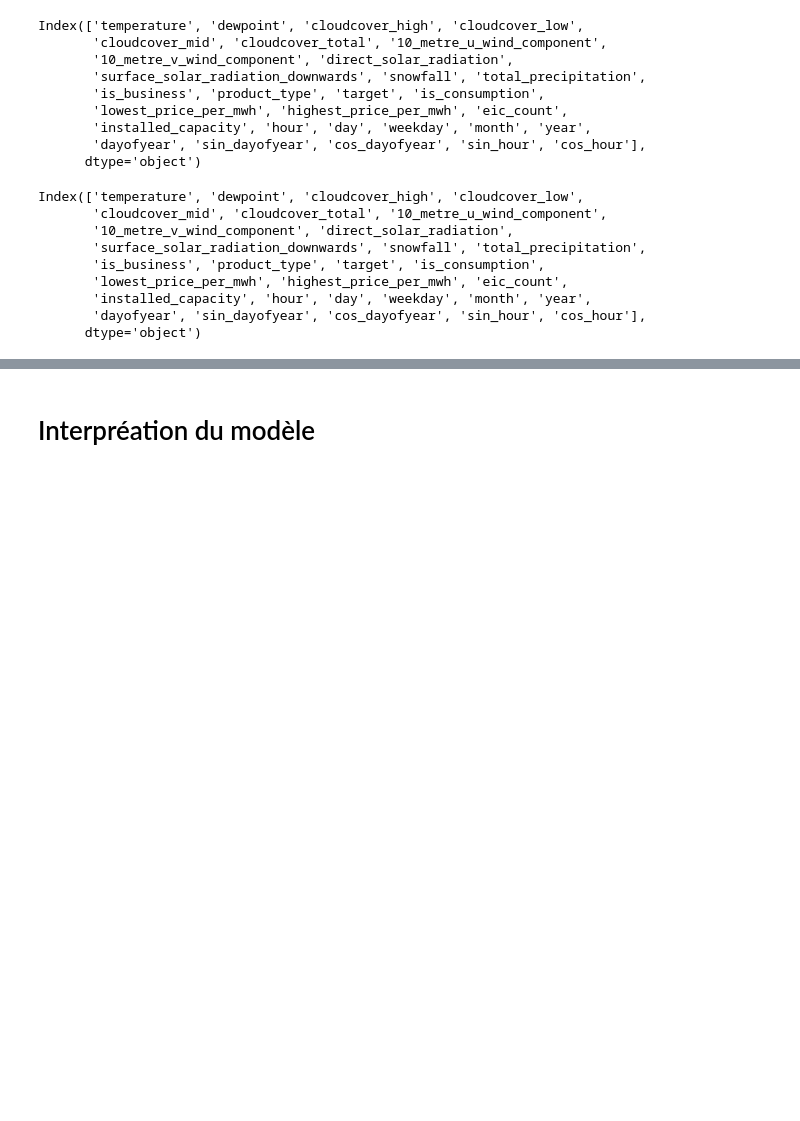
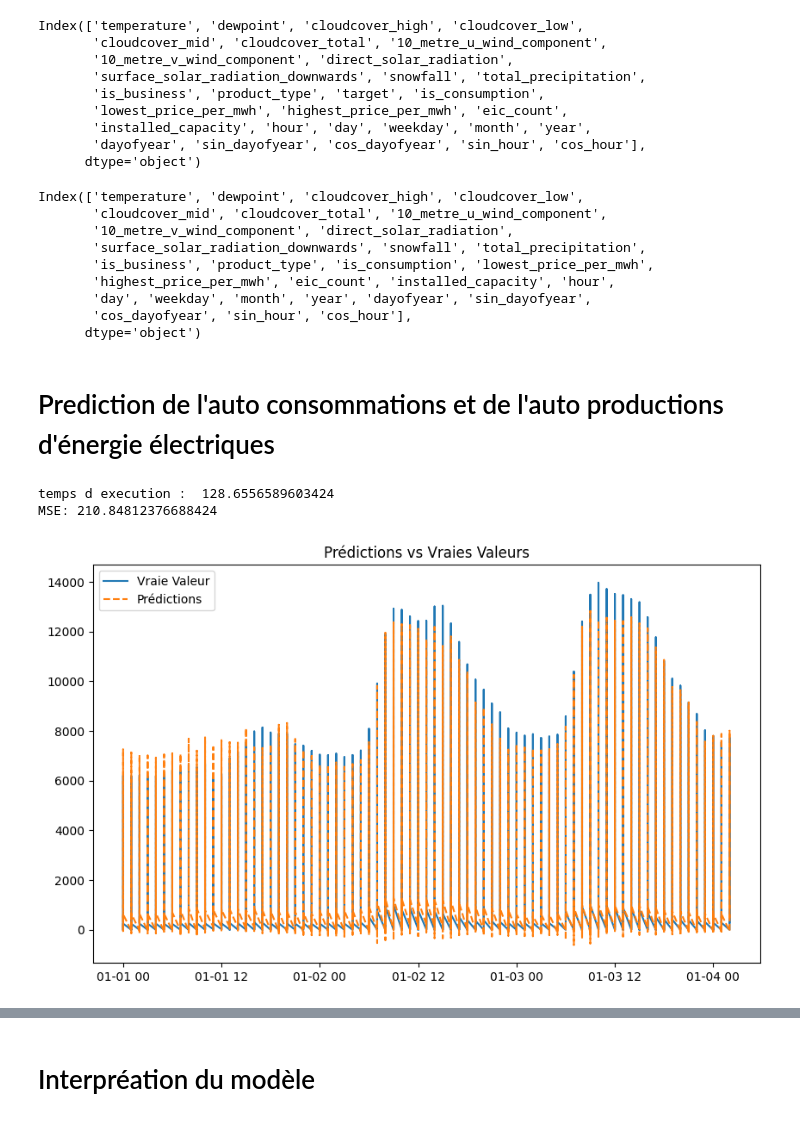
Before and after one commit to Dragomir91/Enefit_prediction_consumption, a Jupyter notebook: project-enefit-2.ipynb, the cells around one changed output, grey strips where cells are left out. Drawn from its saved outputs; the diff is of its cells as text; code cells hidden in the pictures; blank space fills up the shorter version.

```diff
--- a/project-enefit-2.ipynb
+++ b/project-enefit-2.ipynb
@@ -209,7 +357,9 @@ Index(['temperature', 'dewpoint', 'cloudcover_high', 'cloudcover_low',
        'dayofyear', 'sin_dayofyear', 'cos_dayofyear', 'sin_hour', 'cos_hour'],
       dtype='object')
 # %%
-cols = df_train_forecast2.drop(columns=[ 'latitude', 'longitude','county','row_id','origin_datetime',
+df_test_forecast['datetime'] = df_test_forecast.index
+df_test_forecast2 = new_features_test(df_test_forecast)
+cols = df_test_forecast2.drop(columns=['latitude', 'longitude','county','row_id','origin_datetime',
                                         'date','hours_ahead','forecast_datetime','datetime',
                                         'forecast_date','origin_date','data_block_id','prediction_unit_id']).columns
 cols
@@ -218,9 +368,9 @@ Index(['temperature', 'dewpoint', 'cloudcover_high', 'cloudcover_low',
        'cloudcover_mid', 'cloudcover_total', '10_metre_u_wind_component',
        '10_metre_v_wind_component', 'direct_solar_radiation',
        'surface_solar_radiation_downwards', 'snowfall', 'total_precipitation',
-       'is_business', 'product_type', 'target', 'is_consumption',
-       'lowest_price_per_mwh', 'highest_price_per_mwh', 'eic_count',
-       'installed_capacity', 'hour', 'day', 'weekday', 'month', 'year',
-       'dayofyear', 'sin_dayofyear', 'cos_dayofyear', 'sin_hour', 'cos_hour'],
+       'is_business', 'product_type', 'is_consumption', 'lowest_price_per_mwh',
+       'highest_price_per_mwh', 'eic_count', 'installed_capacity', 'hour',
+       'day', 'weekday', 'month', 'year', 'dayofyear', 'sin_dayofyear',
+       'cos_dayofyear', 'sin_hour', 'cos_hour'],
       dtype='object')
 # %%
@@ -230,3 +379,48 @@ def create_lagged_features(df, target,lags):
     for lag in lags:
         df[f'{target}_lag_{lag}'] = df[target].shift(lag)
     return df
+# %% [markdown]
+# Prediction de l'auto consommations et de l'auto productions d'énergie électriques
+# %%
+import time
+
+cols = df_train_forecast2.drop(columns=['latitude', 'longitude','county','row_id','origin_datetime',
+                                        'date','hours_ahead','forecast_datetime','datetime',
+                                        'forecast_date','origin_date','data_block_id','prediction_unit_id']).columns
+
+# Synchroniser les indices des variables exogènes avec les composantes de la série temporelle
+X_train = df_train_forecast2.loc[(df_train_forecast2.index.year>=2021)&(df_train_forecast2.index.year<=2022), cols]
+X_test = df_train_forecast2.loc[(df_train_forecast2.index.year==2023), cols]
+# Utiliser les composantes pour la modélisation
+# Séparation des données en ensemble d'entraînement et de test
+y_train = df_train_forecast2.target.loc[(df_train_forecast2.index.year>=2021)&(df_train_forecast2.index.year<=2022)]
+y_test = df_train_forecast2.target.loc[(df_train_forecast2.target.index.year == 2023)]
+
+X_train.drop(columns='target',inplace=True)
+X_test.drop(columns='target',inplace=True)
+
+t1 = time.time()
+# Créer et entraîner le modèle XGBoost
+model = XGBRegressor(objective='reg:squarederror', subsample = 0.6, n_estimators=300, learning_rate=0.1, max_depth=6,tree_method='hist', device='cuda')
+model.fit(X_train, y_train)
+t2 = time.time()
+print('temps d execution : ', (t2-t1))# Meilleurs paramètres trouvés : {'colsample_bytree': 0.6, 'learning_rate': 0.1, 'max_depth': 6, 'n_estimators': 300, 'subsample': 0.6}
+# Meilleurs paramètres trouvés : {'colsample_bytree': 0.6, 'learning_rate': 0.1, 'max_depth': 6, 'n_estimators': 300, 'subsample': 0.6}
+
+# Faire des prédictions
+y_pred = model.predict(X_test[:10000])
+
+# Calculer l'erreur quadratique moyenne
+mse = np.sqrt(mean_squared_error(y_test[:10000], y_pred[:10000]))
+print(f'MSE: {mse}')
+
+plt.figure(figsize=(10, 6))
+plt.plot(y_test.index[:10000], y_test[:10000], label='Vraie Valeur')
+plt.plot(y_test.index[:10000], y_pred, label='Prédictions', linestyle='--')
+plt.legend()
+plt.title('Prédictions vs Vraies Valeurs')
+plt.show()
+# %% [output]
+temps d execution :  128.6556589603424
+MSE: 210.84812376688424
+[figure, added]
```
Also changed, not shown: parts of 62 cells of this notebook.
